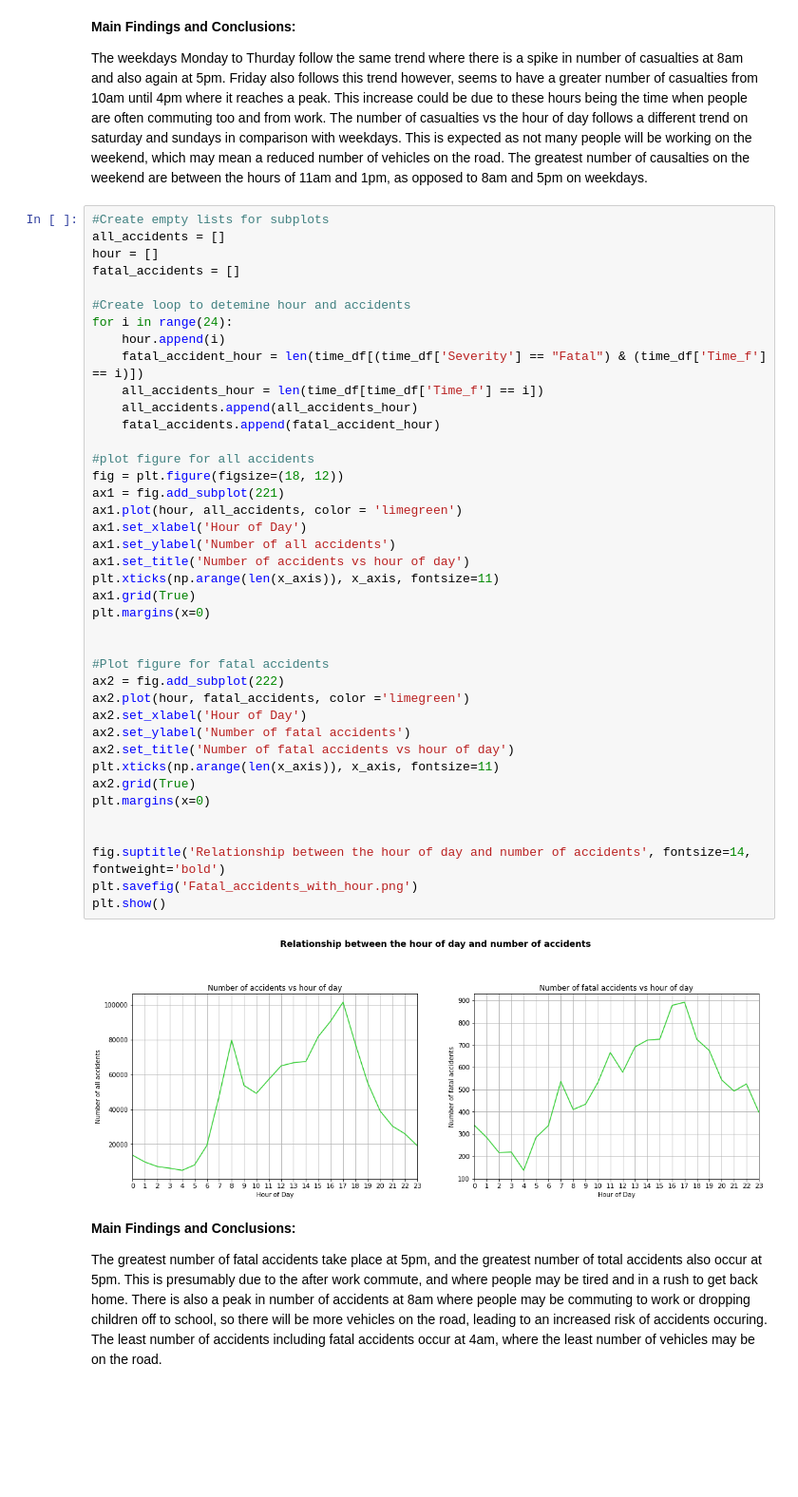
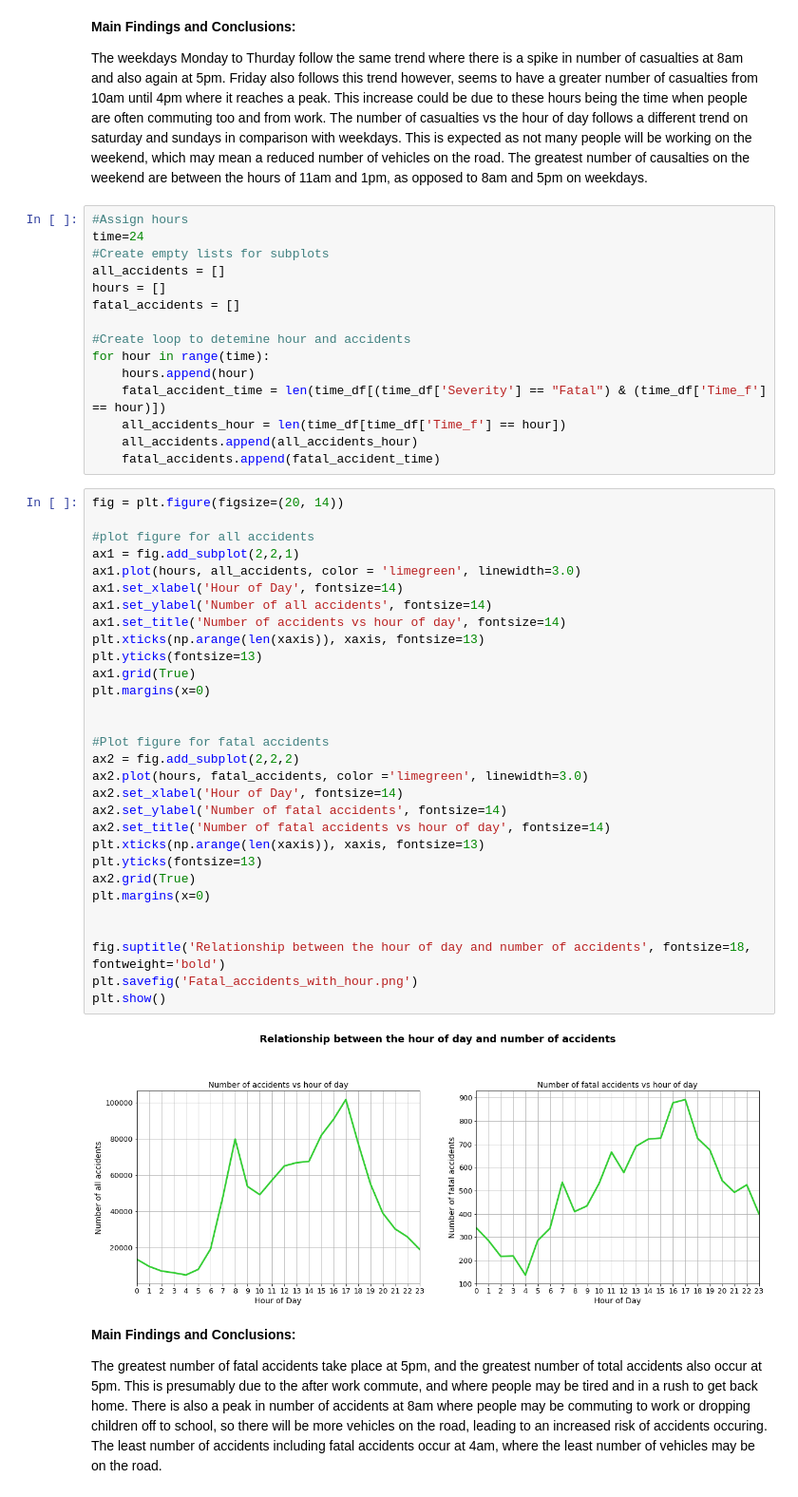
Before and after one commit to Garywtne/Team_Project_One, a Jupyter notebook: RoadSafety.ipynb, the cells around one changed output. Shown: that part at 95% size. Saved outputs shown, nothing was run; the diff lists cells and outputs as text; blank space fills up the shorter version.

```diff
--- a/RoadSafety.ipynb
+++ b/RoadSafety.ipynb
@@ -226,48 +209,53 @@ plt.show()
 
 The weekdays Monday to Thurday follow the same trend where there is a spike in number of casualties at 8am and also again at 5pm. Friday also follows this trend however, seems to have a greater number of casualties from 10am until 4pm where it reaches a peak. This increase could be due to these hours being the time when people are often commuting too and from work.
 The number of casualties vs the hour of day follows a different trend on saturday and sundays in comparison with weekdays. This is expected as not many people will be working on the weekend, which may mean a reduced number of vehicles on the road. The greatest number of causalties on the weekend are between the hours of 11am and 1pm, as opposed to 8am and 5pm on weekdays.
+# %%
+#Assign hours
+time=24
+#Create empty lists for subplots
+all_accidents = []
+hours = []
+fatal_accidents = []
+
+#Create loop to detemine hour and accidents
+for hour in range(time):
+    hours.append(hour)
+    fatal_accident_time = len(time_df[(time_df['Severity'] == "Fatal") & (time_df['Time_f'] == hour)])
+    all_accidents_hour = len(time_df[time_df['Time_f'] == hour])
+    all_accidents.append(all_accidents_hour)
+    fatal_accidents.append(fatal_accident_time)
 # %%
-#Create empty lists for subplots
-all_accidents = []
-hour = []
-fatal_accidents = []
-
-#Create loop to detemine hour and accidents
-for i in range(24):
-    hour.append(i)
-    fatal_accident_hour = len(time_df[(time_df['Severity'] == "Fatal") & (time_df['Time_f'] == i)])
-    all_accidents_hour = len(time_df[time_df['Time_f'] == i])
-    all_accidents.append(all_accidents_hour)
-    fatal_accidents.append(fatal_accident_hour)
+fig = plt.figure(figsize=(20, 14))
 
 #plot figure for all accidents
-fig = plt.figure(figsize=(18, 12))
-ax1 = fig.add_subplot(221)
-ax1.plot(hour, all_accidents, color = 'limegreen')
-ax1.set_xlabel('Hour of Day')
-ax1.set_ylabel('Number of all accidents')
-ax1.set_title('Number of accidents vs hour of day')
-plt.xticks(np.arange(len(x_axis)), x_axis, fontsize=11)
+ax1 = fig.add_subplot(2,2,1)
+ax1.plot(hours, all_accidents, color = 'limegreen', linewidth=3.0)
+ax1.set_xlabel('Hour of Day', fontsize=14)
+ax1.set_ylabel('Number of all accidents', fontsize=14)
+ax1.set_title('Number of accidents vs hour of day', fontsize=14)
+plt.xticks(np.arange(len(xaxis)), xaxis, fontsize=13)
+plt.yticks(fontsize=13)
 ax1.grid(True)
 plt.margins(x=0)
 
 
 #Plot figure for fatal accidents
-ax2 = fig.add_subplot(222)
-ax2.plot(hour, fatal_accidents, color ='limegreen')
-ax2.set_xlabel('Hour of Day')
-ax2.set_ylabel('Number of fatal accidents')
-ax2.set_title('Number of fatal accidents vs hour of day')
-plt.xticks(np.arange(len(x_axis)), x_axis, fontsize=11)
+ax2 = fig.add_subplot(2,2,2)
+ax2.plot(hours, fatal_accidents, color ='limegreen', linewidth=3.0)
+ax2.set_xlabel('Hour of Day', fontsize=14)
+ax2.set_ylabel('Number of fatal accidents', fontsize=14)
+ax2.set_title('Number of fatal accidents vs hour of day', fontsize=14)
+plt.xticks(np.arange(len(xaxis)), xaxis, fontsize=13)
+plt.yticks(fontsize=13)
 ax2.grid(True)
 plt.margins(x=0)
 
 
-fig.suptitle('Relationship between the hour of day and number of accidents', fontsize=14, fontweight='bold')
+fig.suptitle('Relationship between the hour of day and number of accidents', fontsize=18, fontweight='bold')
 plt.savefig('Fatal_accidents_with_hour.png')
 plt.show()
 # %% [output]
-[figure, old version]
+[figure, new version]
 # %% [markdown]
 **Main Findings and Conclusions:**
 
```
Also changed, not shown: parts of 4 cells of this notebook.
